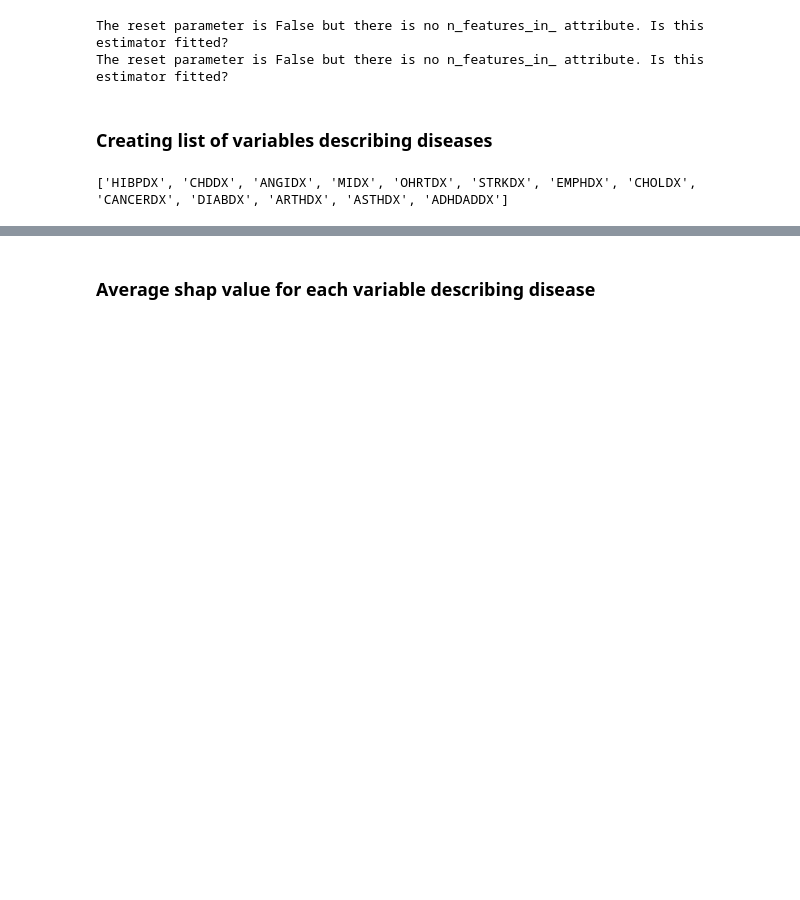
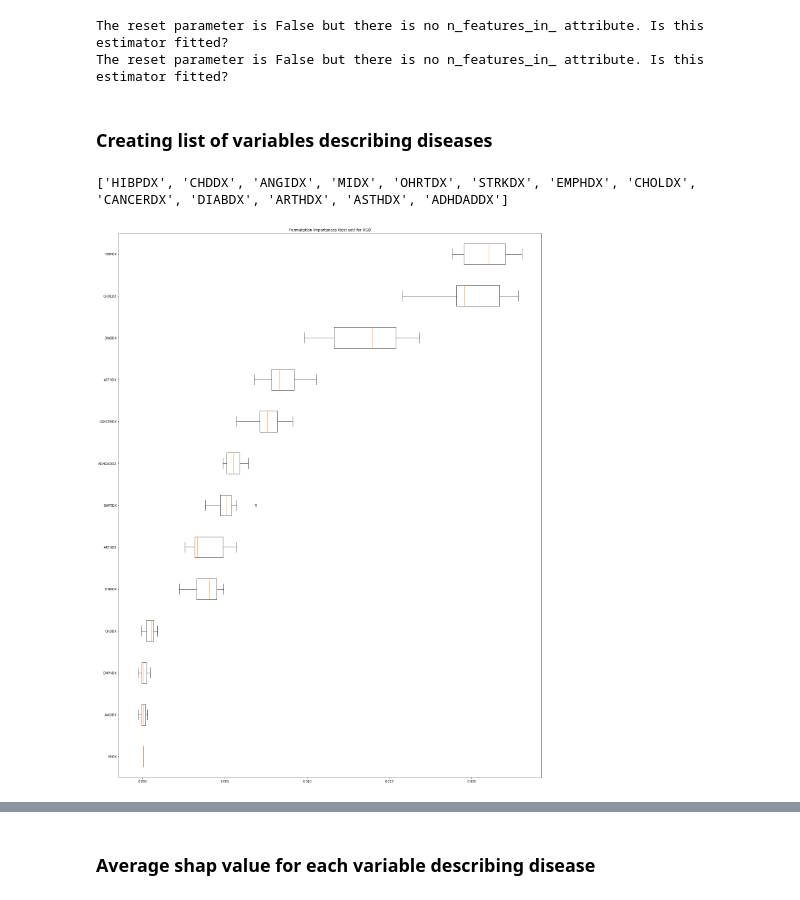
Before and after one commit to rabitwhte/IML_2020_MEPS_g6, a Jupyter notebook: models/XGB/xgb_model_v3.ipynb, the cells around one changed output, grey strips where cells are left out. Saved outputs shown, nothing was run; the diff lists cells and outputs as text; code cells hidden in the pictures; blank space fills up the shorter version.

Commit message:
XGB with shap added plots

```diff
--- a/models/XGB/xgb_model_v3.ipynb
+++ b/models/XGB/xgb_model_v3.ipynb
@@ -70,3 +72,24 @@ dis_inx = [x for x in x_train.columns.tolist() if 'DX' in x]
 print(dis_inx)
 # %% [output]
 ['HIBPDX', 'CHDDX', 'ANGIDX', 'MIDX', 'OHRTDX', 'STRKDX', 'EMPHDX', 'CHOLDX', 'CANCERDX', 'DIABDX', 'ARTHDX', 'ASTHDX', 'ADHDADDX']
+# %%
+def plot_model_permutation_feature_importance(model, X_test, Y_test, model_name: str):
+    result = permutation_importance(model, X_test, Y_test, n_repeats=10,
+                                random_state=42, n_jobs=2)
+    return result
+
+reg_xgb.fit(x_train, y_train)
+res = plot_model_permutation_feature_importance(reg_xgb, x_test, y_test, "XGB ")
+sorted_idx = res.importances_mean.argsort().tolist()
+dis_var = []
+for d in dis_inx:
+    dis_var.append(x_test.columns.get_loc(d))
+sorted_idx = [x for x in sorted_idx  if x in dis_var ]
+fig, ax = plt.subplots(figsize=(20,25))
+ax.boxplot(res.importances[sorted_idx].T,
+           vert=False, labels=x_test.columns[sorted_idx])
+ax.set_title(f"Permutation Importances (test set) for XGB")
+fig.tight_layout()
+plt.savefig("XGB")
+# %% [output]
+[figure, added]
```
Also changed, not shown: parts of 4 cells of this notebook.
